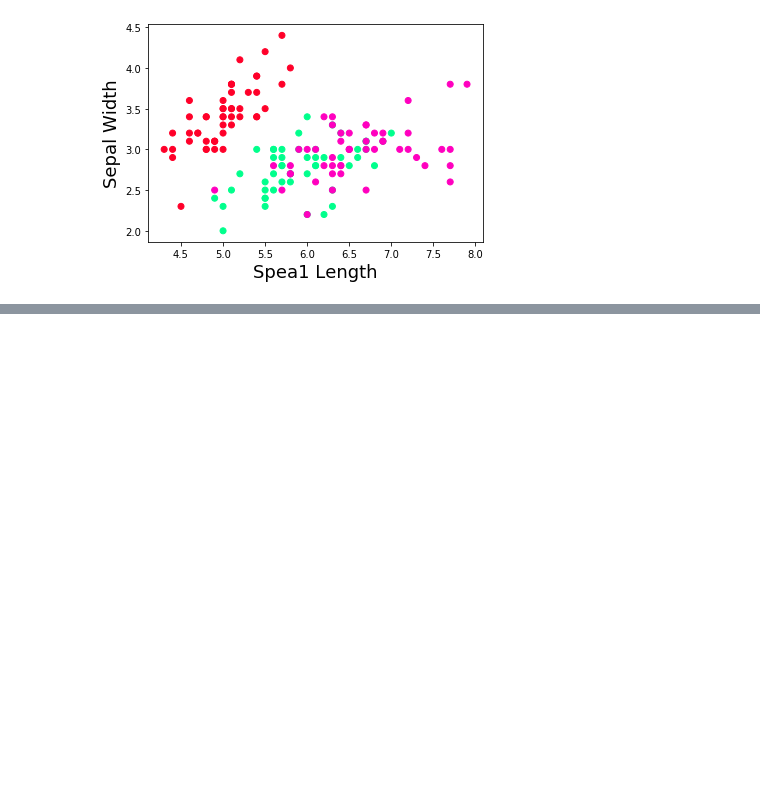
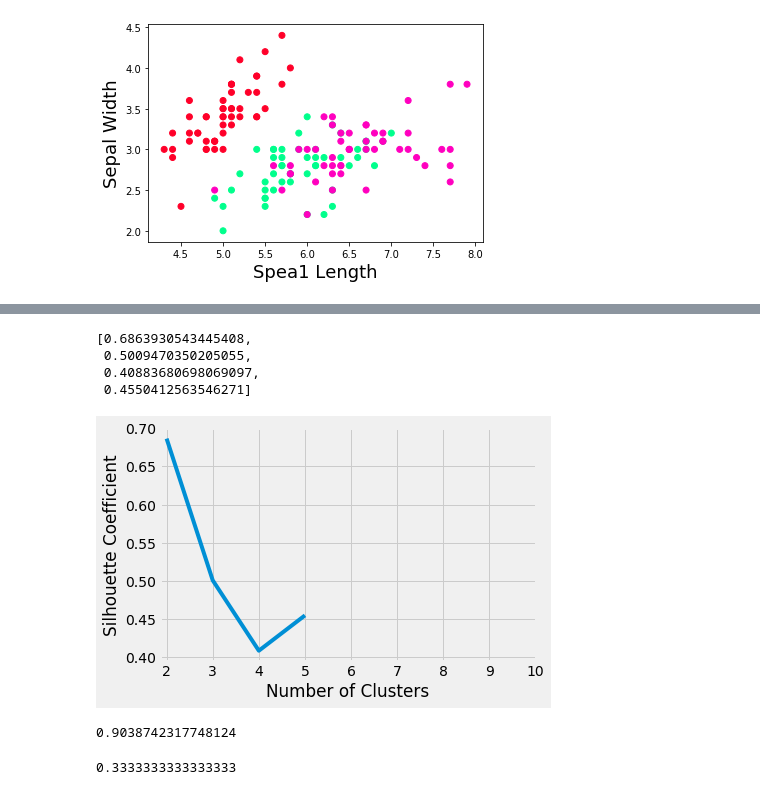
Before and after one commit to ajaywaghmare/Clustering, a Jupyter notebook: GaussianMixture.ipynb, the cells around one changed output, grey strips where cells are left out. Cells and saved outputs as stored; diff of their text form; code cells hidden in the pictures; blank space fills up the shorter version.

Commit message:
Implementation of Gaussian Mixture clustering with performance measures with visualization

```diff
--- a/GaussianMixture.ipynb
+++ b/GaussianMixture.ipynb
@@ -123,0 +134,25 @@ plt.show()
+# %%
+silhouette_coefficients = []
+
+for k in range(2, 6):
+    gmm = GaussianMixture(n_components = k)
+    gmm.fit(x)
+    labels = gmm.predict(x)
+    silhouette_s = silhouette_score(x, labels)
+    silhouette_coefficients.append(silhouette_s)
+# %%
+silhouette_coefficients
+# %% [output]
+[0.6863930543445408,
+ 0.5009470350205055,
+ 0.40883680698069097,
+ 0.4550412563546271]
+# %%
+plt.style.use("fivethirtyeight")
+plt.plot(range(2, 6), silhouette_coefficients)
+plt.xticks(range(2, 11))
+plt.xlabel("Number of Clusters")
+plt.ylabel("Silhouette Coefficient")
+plt.show()
+# %% [output]
+[figure, added]
@@ -123,0 +167,9 @@ plt.show()
+# %%
+adjusted_rand_score(y.iloc[:,0], labels)
+# %% [output]
+0.9038742317748124
+# %%
+f1_sc = f1_score(y, pred_result, average = 'micro')
+print(f1_sc)
+# %% [output]
+0.3333333333333333
```
Also changed, not shown: parts of 5 cells of this notebook.
